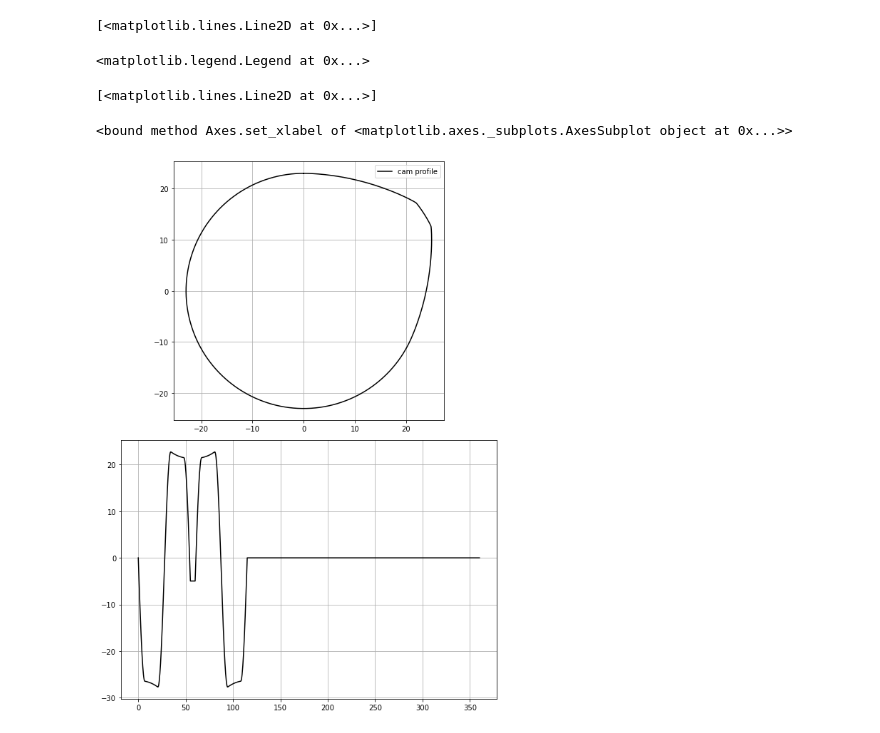
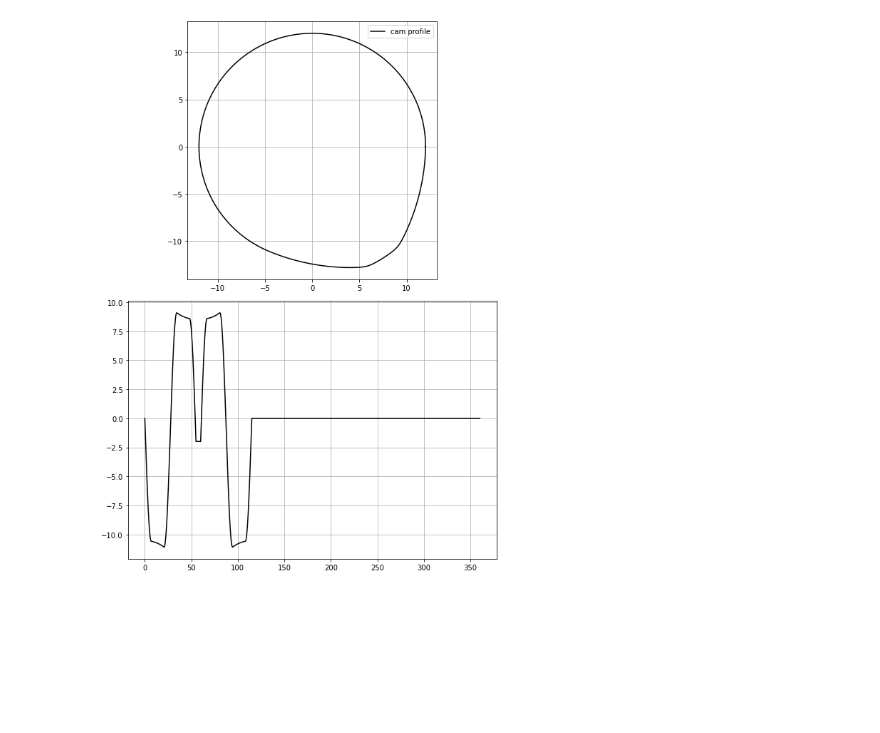
Before and after one commit to chimnonvuive/literate-meme, a Jupyter notebook: air compressor/cam.ipynb, the cells around one changed output. Cells and saved outputs as stored; diff of their text form; code cells hidden in the pictures; blank space fills up the shorter version.

```diff
--- a/air compressor/cam.ipynb
+++ b/air compressor/cam.ipynb
@@ -130,30 +83,21 @@ def HalfCycloidal2(h, beta):
-# %%
-ang = 6
-b1, b2, b3, b4 = 55, 5, 55, 245
-n = 1000
-h = float(5*sp.cos(ang*sp.pi/180))
-# fig0 = px.line(x=xs,y=ys,title='S'), fig0.show()
-# fig1 = px.line(x=xs,y=dys,title='V'), fig1.show()
-# fig2 = px.line(x=xs,y=ddys,title='A'), fig2.show()
-# fig3 = px.line(x=xs,y=dddys,title='J'), fig3.show()
 # %%
 s1 = FullModifiedTrapezoidal(h,b1)
-s2 = s2n = np.ones(int(n*b2/360))*h
+s2 = s2n = np.ones(int(num*b2/360))*h
 # s3 = h * (1 - t/b3r + 1/2/sp.pi*sp.sin(2*sp.pi*t/b3r))
 s3 = -FullModifiedTrapezoidal(h,b3) + h
-s4 = s4n = np.zeros(int(n*b4/360))
+s4 = s4n = np.zeros(int(num*b4/360))
 s1n = sp.lambdify(t,s1)
 s3n = sp.lambdify(t,s3)
 
-t1 = np.linspace(0,b1,int(n*b1/360),endpoint=0)
-t2 = np.linspace(0,b2,int(n*b2/360),endpoint=0)
-t3 = np.linspace(0,b3,int(n*b3/360),endpoint=0)
-t4 = np.linspace(0,b4,int(n*b4/360))
+t1 = np.linspace(0,b1,int(num*b1/360),endpoint=0)
+t2 = np.linspace(0,b2,int(num*b2/360),endpoint=0)
+t3 = np.linspace(0,b3,int(num*b3/360),endpoint=0)
+t4 = np.linspace(0,b4,int(num*b4/360))
 xs = np.hstack([t1,b1+t2,b1+b2+t3,b1+b2+b3+t4])
 ys = np.hstack([s1n(t1*np.pi/180),s2n,s3n(t3*np.pi/180),s4n])
 
 ds1 = s1.diff()
-ds2 = ds2n = np.zeros(int(n*b2/360))
+ds2 = ds2n = np.zeros(int(num*b2/360))
 ds3 = s3.diff()
 ds1n = sp.lambdify(t, ds1)
 ds3n = sp.lambdify(t, ds3)
@@ -193,5 +137,5 @@ ax[1][1].set_ylabel(r'jerk J, mm/s$^3$')
 ax[1][1].grid()
 
 plt.tight_layout()
-plt.savefig('SVAJ2.png',dpi=600)
+# plt.savefig('SVAJ2.png',dpi=600)
 # %% [output]
@@ -211,28 +143,33 @@ Text(0, 0.5, 'jerk J, mm/s$^3$')
 # %%
-Rb, Y, s, T = 23, ys, dys, xs*np.pi/180
+Rb, s, x, theta = 12, ys, dys, xs*np.pi/180
+RA = np.sqrt((Rb+s)**2 + x**2)
+sigA = theta + np.arctan(x/(Rb + s))
+
+xn = RA * np.cos(sigA)
+yn = -np.sign(omg) * RA * np.sin(sigA)
 
 # % axis equal
 # % plot(s,(R0+Y));
 # rho = Rb + ys + ddys
 # xn = rho*np.cos(T)
 # yn = rho*np.sin(T)
-xn = (Rb+Y)*np.sin(T) + s*np.cos(T)
-yn = (Rb+Y)*np.cos(T) - s*np.sin(T)
+
 fig, ax = plt.subplots(2,1, figsize=(8,11))
 # fig0.show()
 ax[0].plot(xn,yn,'k',label='cam profile')
 ax[0].grid()
 ax[0].set_aspect('equal')
 ax[0].legend()
+# ax[0].set_xlim(0,30)
+# ax[0].set_ylim(-30,-20)
 ax[1].plot(xs,-ys-ddys,'k')
 ax[1].grid()
 ax[1].set_xlabel
 plt.tight_layout()
-# np.savetxt('cam_profile.txt',[xn,yn,np.zeros(len(xn))],delimiter='tab')
+minx = np.min(np.where(xs<1e-2))
+xxs, yxs = xn[:minx],yn[:minx]
+# np.savetxt('cam_profile.txt',np.array([xxs,yxs,np.zeros(len(xxs))]).reshape(len(xxs),3),delimiter='\t')
+np.savetxt('cam_profile.txt',np.array([xn,yn,np.zeros(len(xn))]).T,delimiter='\t')
 # %% [output]
-[<matplotlib.lines.Line2D at 0x...>]
-<matplotlib.legend.Legend at 0x...>
-[<matplotlib.lines.Line2D at 0x...>]
-<bound method Axes.set_xlabel of <matplotlib.axes._subplots.AxesSubplot object at 0x...>>
-[figure, old version]
+[figure, new version]
 # %%
```
Also changed, not shown: parts of 5 cells of this notebook, 7 other files.
